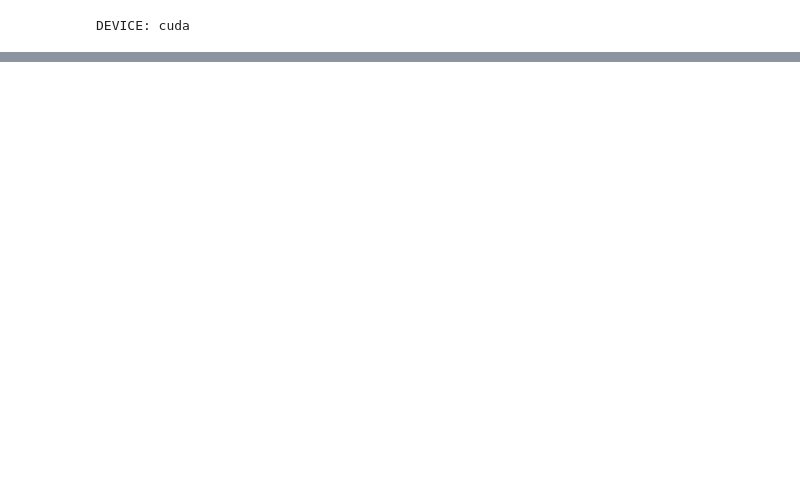
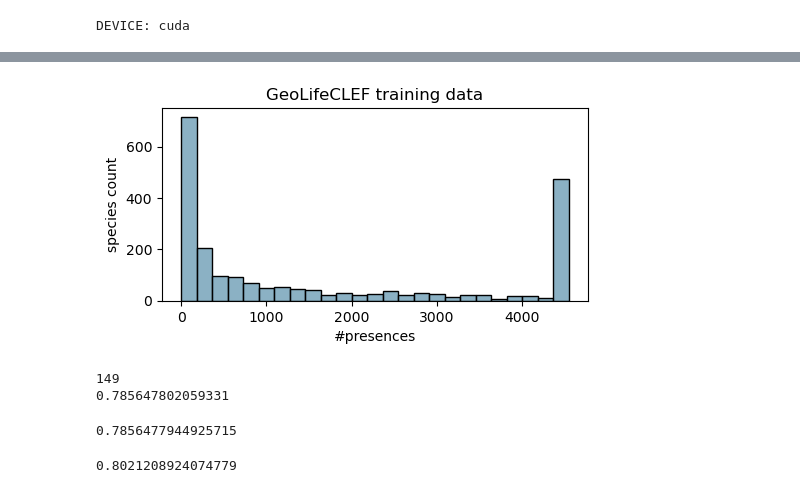
Before and after one commit to ninavantiel/multi_scale_SDMs, a Jupyter notebook: model_evaluation.ipynb, the cells around one changed output, grey strips where cells are left out. Saved outputs shown, nothing was run; the diff lists cells and outputs as text; code cells hidden in the pictures; blank space fills up the shorter version.

```diff
--- a/model_evaluation.ipynb
+++ b/model_evaluation.ipynb
@@ -41,10 +33,12 @@ width = 1000
 # %%
 datadir = 'data/full_data/'
+po_path = datadir+'Presence_only_occurrences/Presences_only_train_sampled_100_percent_min_1_occurrences.csv'
+bg_path = datadir+'Presence_only_occurrences/Pseudoabsence_locations_bioclim_soil.csv'
+pa_path = datadir+'Presence_Absence_surveys/Presences_Absences_train.csv'
+
 bioclim_dir = datadir+'EnvironmentalRasters/Climate/BioClimatic_Average_1981-2010/'
 soil_dir = datadir+'EnvironmentalRasters/Soilgrids/'
 landcover_dir = datadir+'EnvironmentalRasters/LandCover/LandCover_MODIS_Terra-Aqua_500m.tif'
-po_path = datadir+'Presence_only_occurrences/Presences_only_train_sampled_10_percent_min_100_occurrences.csv' #Presences_only_train_sampled_25_percent_min_10_occurrences.csv'
-pa_path = datadir+'Presence_Absence_surveys/Presences_Absences_train.csv'
 # %%
 p_bioclim = MultipleRasterPatchProvider(bioclim_dir, size=patch_size, flatten=flatten)
 p_soil = MultipleRasterPatchProvider(soil_dir, size=patch_size, flatten=flatten)
@@ -224,0 +46,14 @@ plt.scatter(species_counts, auc_list, s=5)
+# %%
+train_data = PatchesDatasetCooccurrences(occurrences=po_path, providers=(p_bioclim, p_soil, p_landcover), pseudoabsences=bg_path)
+print(f"\nTRAINING DATA: n_items={len(train_data)}, n_species={len(train_data.species)}")
+
+n_features = train_data[0][0].shape[0]
+n_species = len(train_data.species)
+print(f"nb of features = {n_features}")
+
+low_occ_species = train_data.species_counts[train_data.species_counts <= n_max_low_occ].index
+low_occ_species_idx = np.where(np.isin(train_data.species, low_occ_species))[0]
+print(f"nb of species with less than {n_max_low_occ} occurrences = {len(low_occ_species_idx)}")
+
+val_data = PatchesDatasetCooccurrences(occurrences=pa_path, providers=(p_bioclim, p_soil, p_landcover), species=train_data.species)
+print(f"\nVALIDATION DATA: n_items={len(val_data)}, n_species={len(val_data.species)}")
@@ -224,0 +68,12 @@ plt.scatter(species_counts, auc_list, s=5)
+# %%
+species_counts = list(train_data.species_counts)
+# %%
+plt.figure(figsize=(5.5,2.5))
+sns.histplot(species_counts, bins=25, color='#6497B1')
+plt.ylabel("species count")
+plt.xlabel("#presences")
+plt.title("GeoLifeCLEF training data")
+plt.savefig("species_counts_geolifeclef.pdf", bbox_inches='tight')
+plt.show()
+# %% [output]
+[figure, added]
@@ -224,0 +92,9 @@ plt.scatter(species_counts, auc_list, s=5)
+# %%
+checkpoint = torch.load(f"models/{run_name}/last.pth")#best_val_loss.pth")
+print(checkpoint['epoch'])
+model.load_state_dict(checkpoint['state_dict'])
+optimizer.load_state_dict(checkpoint['optimizer_state_dict'])
+print(checkpoint['val_auc'])
+# %% [output]
+149
+0.785647802059331
@@ -224,0 +116,8 @@ plt.scatter(species_counts, auc_list, s=5)
+# %%
+roc_auc_score(labels, y_pred)
+# %% [output]
+0.7856477944925715
+# %%
+roc_auc_score(labels[:, low_occ_species_idx], y_pred[:, low_occ_species_idx])
+# %% [output]
+0.8021208924074779
```
Also changed, not shown: parts of 39 cells of this notebook, 15 other files.
